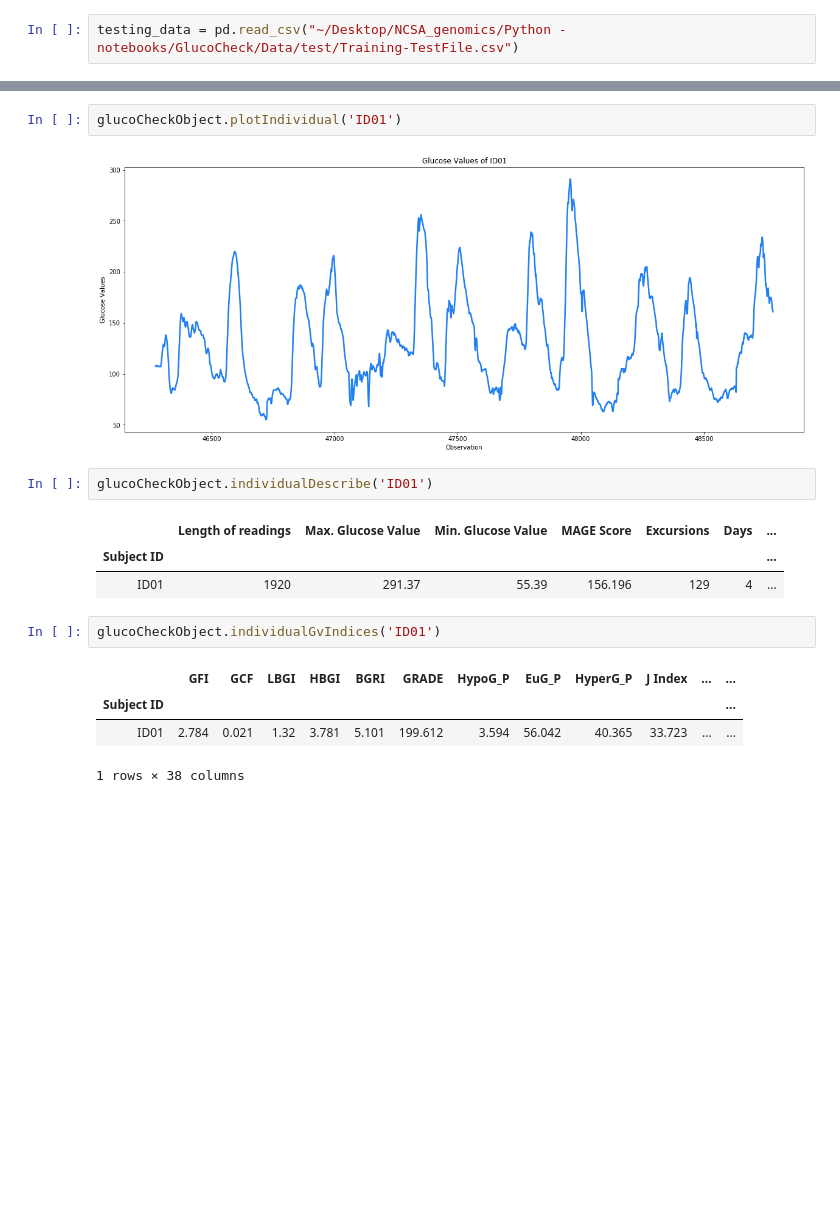
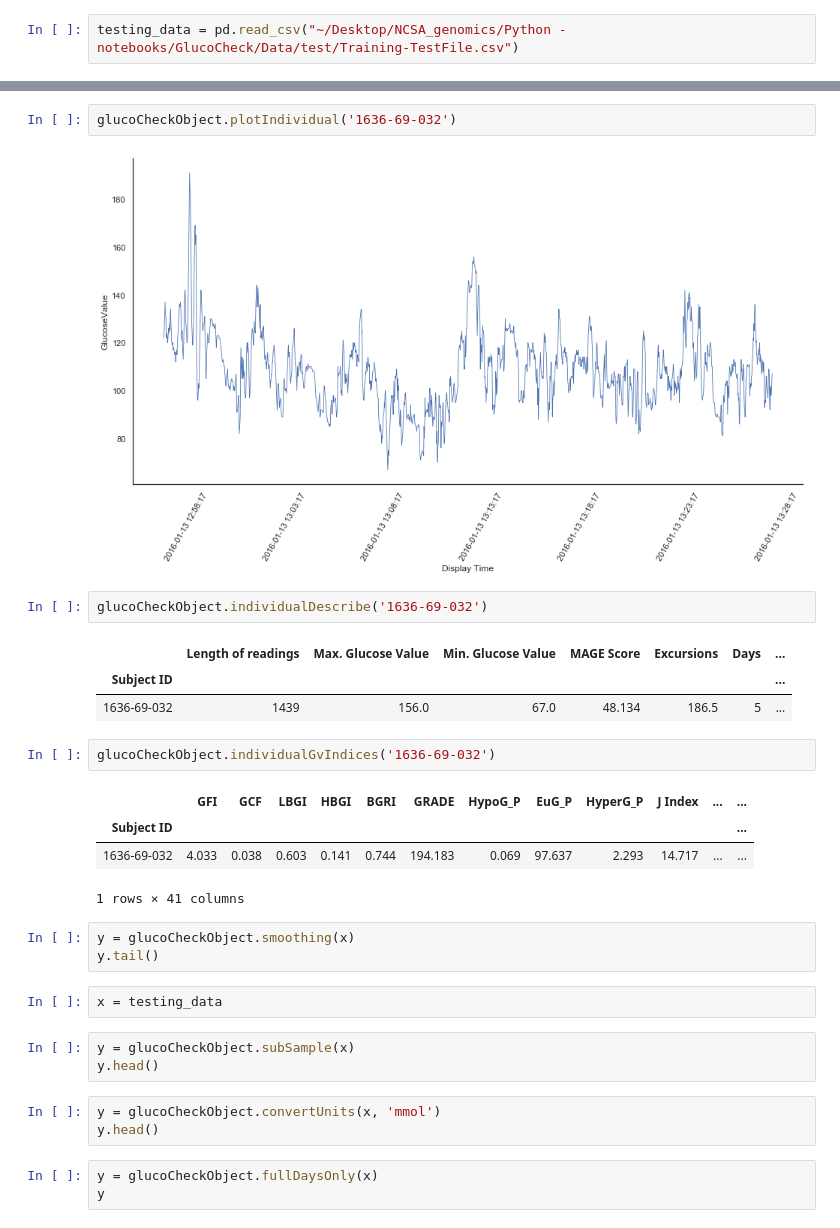
Before and after one commit to snehG0205/NCSA_genomics, a Jupyter notebook: Python - notebooks/Snippets for Documentation.ipynb, the cells around one changed output, grey strips where cells are left out. Cells and saved outputs as stored; diff of their text form; blank space fills up the shorter version.

```diff
--- a/Python - notebooks/Snippets for Documentation.ipynb
+++ b/Python - notebooks/Snippets for Documentation.ipynb
@@ -77,17 +92,31 @@ glucoCheckObject.gvIndices()
 # %%
-glucoCheckObject.plotIndividual('ID01')
+glucoCheckObject.plotIndividual('1636-69-032')
 # %% [output]
-[figure, old version]
+[figure, new version]
 # %%
-glucoCheckObject.individualDescribe('ID01')
+glucoCheckObject.individualDescribe('1636-69-032')
 # %% [output]
 |  | Length of readings | Max. Glucose Value | Min. Glucose Value | MAGE Score | Excursions | Days | ... |
 | Subject ID |  |  |  |  |  |  | ... |
-| ID01 | 1920 | 291.37 | 55.39 | 156.196 | 129 | 4 | ... |
+| 1636-69-032 | 1439 | 156.0 | 67.0 | 48.134 | 186.5 | 5 | ... |
 # %%
-glucoCheckObject.individualGvIndices('ID01')
+glucoCheckObject.individualGvIndices('1636-69-032')
 # %% [output]
 |  | GFI | GCF | LBGI | HBGI | BGRI | GRADE | HypoG_P | EuG_P | HyperG_P | J Index | ... | ... |
 | Subject ID |  |  |  |  |  |  |  |  |  |  |  | ... |
-| ID01 | 2.784 | 0.021 | 1.32 | 3.781 | 5.101 | 199.612 | 3.594 | 56.042 | 40.365 | 33.723 | ... | ... |
+| 1636-69-032 | 4.033 | 0.038 | 0.603 | 0.141 | 0.744 | 194.183 | 0.069 | 97.637 | 2.293 | 14.717 | ... | ... |
-1 rows × 38 columns
+1 rows × 41 columns
+# %%
+y = glucoCheckObject.smoothing(x)
+y.tail()
+# %%
+x = testing_data
+# %%
+y = glucoCheckObject.subSample(x)
+y.head()
+# %%
+y = glucoCheckObject.convertUnits(x, 'mmol')
+y.head()
+# %%
+y = glucoCheckObject.fullDaysOnly(x)
+y
```
Also changed, not shown: parts of 54 cells of this notebook, 5 other files.
